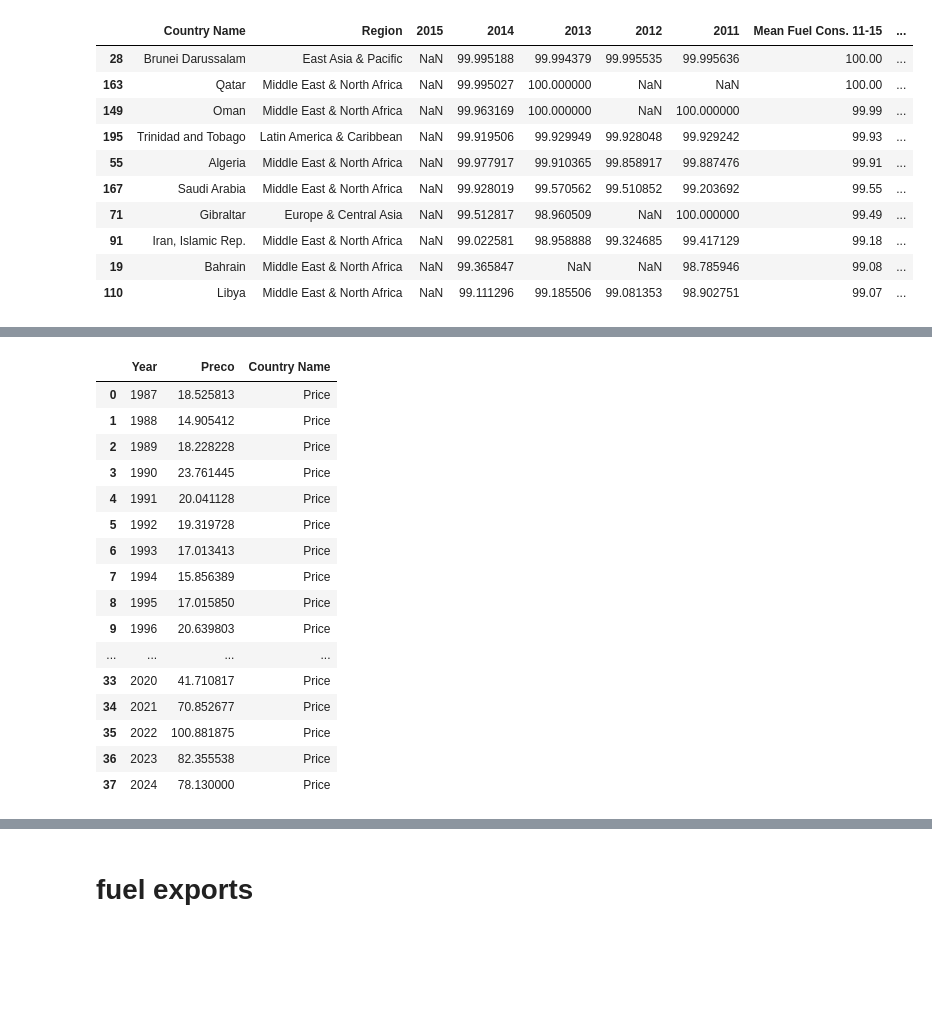
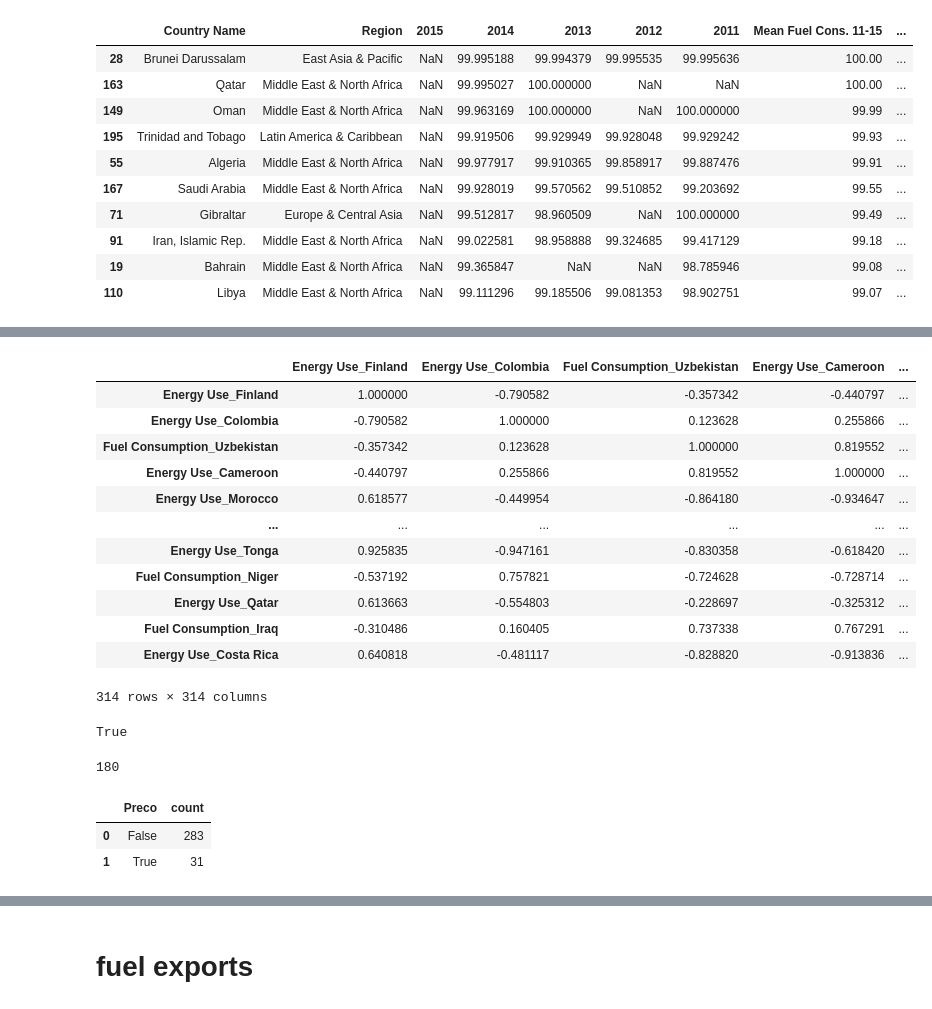
Before and after one commit to pehls/gp27_techchallenge_4, a Jupyter notebook: notebooks/002_gtrp_variaveis.ipynb, the cells around one changed output, grey strips where cells are left out. Drawn from its saved outputs; the diff is of its cells as text; code cells hidden in the pictures; blank space fills up the shorter version.

Commit message:
add new model, new graphs, corr analysis

```diff
--- a/notebooks/002_gtrp_variaveis.ipynb
+++ b/notebooks/002_gtrp_variaveis.ipynb
@@ -343,3 +356,12 @@ df_fuel_cons = df_fuel_cons.merge(df_country_region, how='inner', on='Country Co
 
 # dropar na
 df_fuel_cons = df_fuel_cons.dropna(axis=1, thresh=0.95)
+
+df_fuel_cons = df_fuel_cons\
+    .melt(id_vars=['Country Name','Region'])\
+    .rename(columns={'variable':'Year', 'value':'Fuel Consumption'})\
+    .drop(columns='Region')\
+    .pivot(index='Year', columns='Country Name')\
+    .reset_index()
+df_fuel_cons.columns = ['_'.join(col) for col in df_fuel_cons.columns.values]
+df_fuel_cons = df_fuel_cons.rename(columns={'Year_':'Year'})
@@ -378,20 +368,51 @@ df_fuel_cons\
-# %%
-df_petroleo_year
-# %% [output]
-|  | Year | Preco | Country Name |
-| 0 | 1987 | 18.525813 | Price |
-| 1 | 1988 | 14.905412 | Price |
-| 2 | 1989 | 18.228228 | Price |
-| 3 | 1990 | 23.761445 | Price |
-| 4 | 1991 | 20.041128 | Price |
-| 5 | 1992 | 19.319728 | Price |
-| 6 | 1993 | 17.013413 | Price |
-| 7 | 1994 | 15.856389 | Price |
-| 8 | 1995 | 17.015850 | Price |
-| 9 | 1996 | 20.639803 | Price |
-| ... | ... | ... | ... |
-| 33 | 2020 | 41.710817 | Price |
-| 34 | 2021 | 70.852677 | Price |
-| 35 | 2022 | 100.881875 | Price |
-| 36 | 2023 | 82.355538 | Price |
-| 37 | 2024 | 78.130000 | Price |
+# %%
+df_uso_energia_or = pd.read_csv('D:/Cursos/FIAP_pós/gp27_techchallenge_4/data/raw/energy_use/API_EG.USE.PCAP.KG.OE_DS2_en_csv_v2_6301176.csv').drop(columns={'Indicator Name','Indicator Code'})
+df_country_region = pd.read_csv('D:/Cursos/FIAP_pós/gp27_techchallenge_4/data/raw/energy_use/Metadata_Country_API_EG.USE.PCAP.KG.OE_DS2_en_csv_v2_6301176.csv')[['Country Code','Region']].dropna()
+df_uso_energia_or = df_uso_energia_or.merge(df_country_region, how='inner', on='Country Code').drop(columns={'Country Code','Region'})
+df_uso_energia_or = df_uso_energia_or.dropna(axis=1, thresh=0.95)
+df_uso_energia_or = df_uso_energia_or\
+    .melt(id_vars=['Country Name'])\
+    .rename(columns={'variable':'Year', 'value':'Energy Use'})\
+    .pivot(index='Year', columns='Country Name')\
+    .reset_index()
+df_uso_energia_or.columns = ['_'.join(col) for col in df_uso_energia_or.columns.values]
+df_uso_energia_or = df_uso_energia_or.rename(columns={'Year_':'Year'})
+# %%
+df_fuel_cons = df_fuel_cons\
+    .merge(df_uso_energia_or, on='Year', how='inner')\
+    .merge(df_petroleo_year[['Year','Preco']], on='Year', how='inner')\
+    .replace(0.0, np.nan)\
+    .dropna(axis=0, thresh=0.5)\
+    .dropna(axis=1, thresh=0.5)
+
+cols = list(set(df_fuel_cons.columns) - set(['Year']))
+df_correlacoes = df_fuel_cons[cols].corr()
+df_correlacoes
+# %% [output]
+|  | Energy Use_Finland | Energy Use_Colombia | Fuel Consumption_Uzbekistan | Energy Use_Cameroon | ... |
+| Energy Use_Finland | 1.000000 | -0.790582 | -0.357342 | -0.440797 | ... |
+| Energy Use_Colombia | -0.790582 | 1.000000 | 0.123628 | 0.255866 | ... |
+| Fuel Consumption_Uzbekistan | -0.357342 | 0.123628 | 1.000000 | 0.819552 | ... |
+| Energy Use_Cameroon | -0.440797 | 0.255866 | 0.819552 | 1.000000 | ... |
+| Energy Use_Morocco | 0.618577 | -0.449954 | -0.864180 | -0.934647 | ... |
+| ... | ... | ... | ... | ... | ... |
+| Energy Use_Tonga | 0.925835 | -0.947161 | -0.830358 | -0.618420 | ... |
+| Fuel Consumption_Niger | -0.537192 | 0.757821 | -0.724628 | -0.728714 | ... |
+| Energy Use_Qatar | 0.613663 | -0.554803 | -0.228697 | -0.325312 | ... |
+| Fuel Consumption_Iraq | -0.310486 | 0.160405 | 0.737338 | 0.767291 | ... |
+| Energy Use_Costa Rica | 0.640818 | -0.481117 | -0.828820 | -0.913836 | ... |
+314 rows × 314 columns
+# %%
+'Preco' in df_correlacoes.columns
+# %% [output]
+True
+# %%
+(abs(df_correlacoes[['Preco']]) > 0.6).value_counts()[0]
+# %% [output]
+180
+# %%
+(abs(df_correlacoes[['Preco']]) > 0.90).value_counts().reset_index()
+# %% [output]
+|  | Preco | count |
+| 0 | False | 283 |
+| 1 | True | 31 |
```
Also changed, not shown: parts of 6 cells of this notebook, 10 other files.
